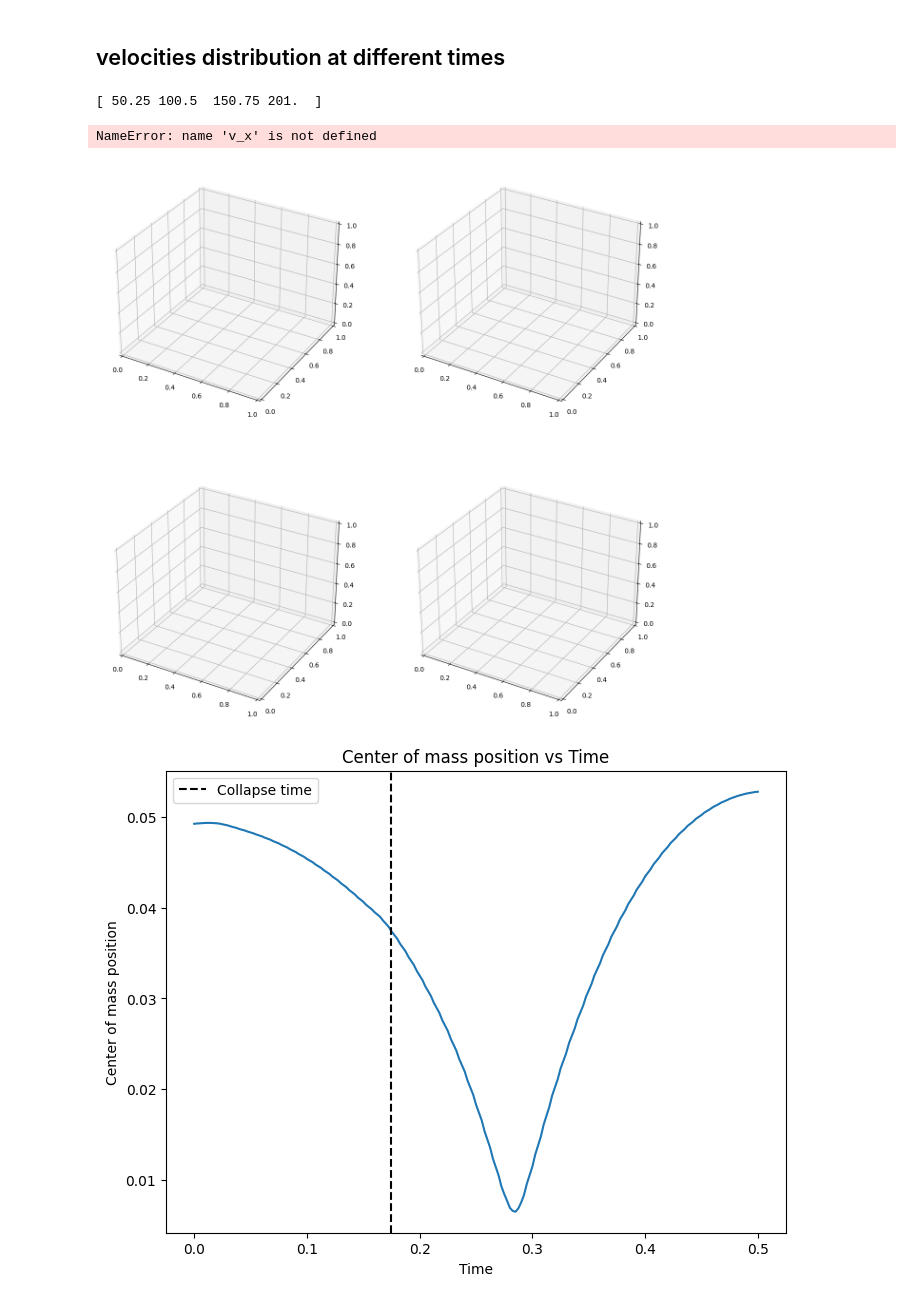
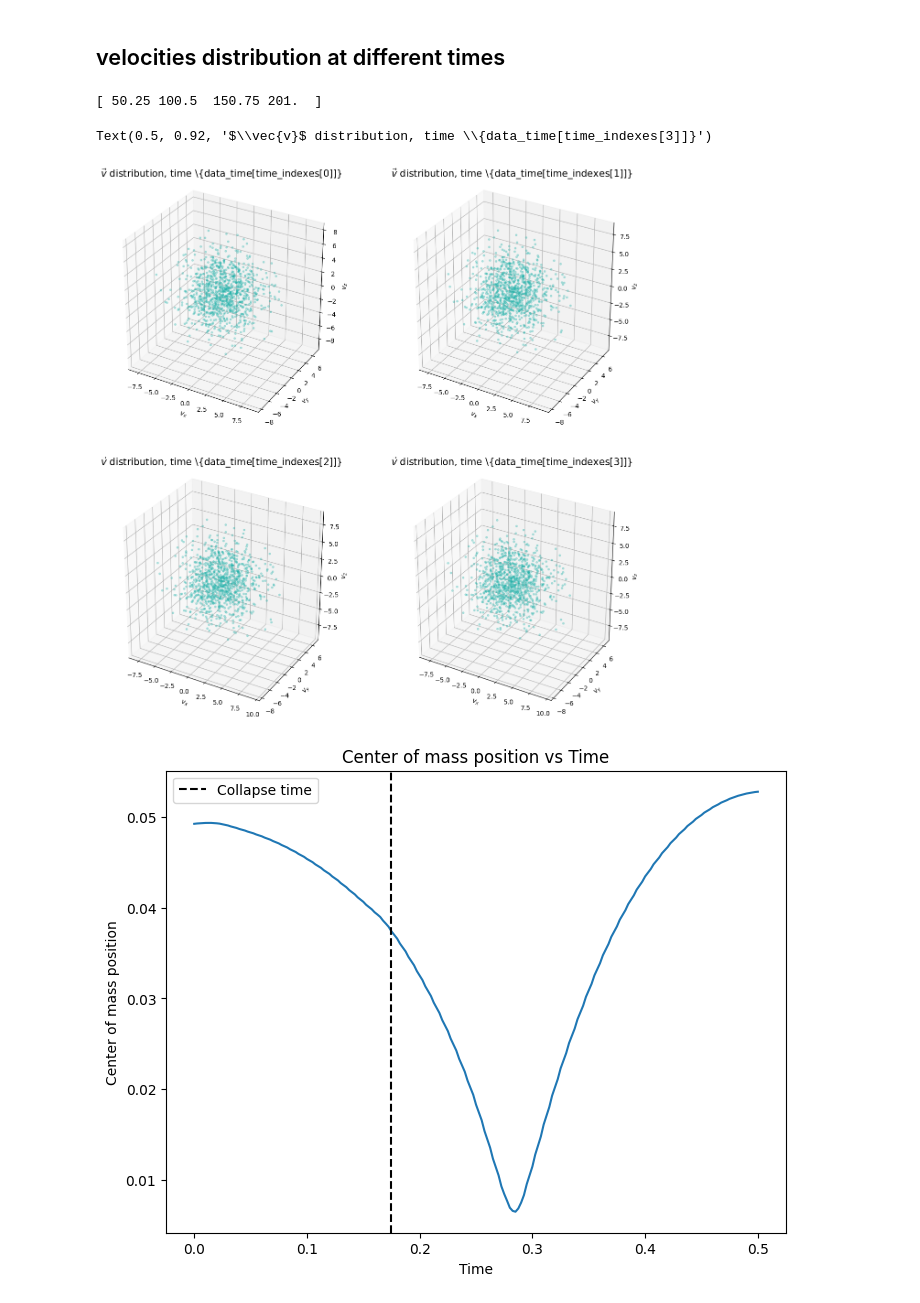
Before and after one commit to malvibellotti/Dynamics-experience-4, a Jupyter notebook: Treecode_plots_1000.ipynb, the cells around one changed output. Drawn from its saved outputs; the diff is of its cells as text; code cells hidden in the pictures.

Commit message:
velocity distr

```diff
--- a/Treecode_plots_1000.ipynb
+++ b/Treecode_plots_1000.ipynb
@@ -276,44 +276,44 @@ ax2 = fig.add_subplot(gs[1,0], projection = '3d')
 ax3 = fig.add_subplot(gs[1,1], projection = '3d')
 
 
-ax0.scatter(v_x[0:N], v_y[0:N], v_z[0:N], c = 'lightseagreen', s=7.5, alpha=0.3)
+ax0.scatter(vx[0:N], vy[0:N], vz[0:N], c = 'lightseagreen', s=7.5, alpha=0.3)
 ax0.set_aspect('equal')
 ax0.set_xlabel('$v_x$')
 ax0.set_ylabel('$v_y$')
 ax0.set_zlabel('$v_z$')
 ax0.set_title(r'$\vec{v}$ distribution, time \{data_time[time_indexes[0]]}', fontsize=15)
 
 
-ax1.scatter(v_x[N:2*N], v_y[N:2*N], v_z[N:2*N], c = 'lightseagreen', s=7.5, alpha=0.3)
+ax1.scatter(vx[N:2*N], vy[N:2*N], vz[N:2*N], c = 'lightseagreen', s=7.5, alpha=0.3)
 ax1.set_aspect('equal')
 ax1.set_xlabel('$v_x$')
 ax1.set_ylabel('$v_y$')
 ax1.set_zlabel('$v_z$')
 ax1.set_title(r'$\vec{v}$ distribution, time \{data_time[time_indexes[1]]}', fontsize=15)
 
 
-ax2.scatter(v_x[2*N:3*N], v_y[2*N:3*N], v_z[2*N:3*N], c = 'lightseagreen', s=7.5, alpha=0.3)
+ax2.scatter(vx[2*N:3*N], vy[2*N:3*N], vz[2*N:3*N], c = 'lightseagreen', s=7.5, alpha=0.3)
 ax2.set_aspect('equal')
 ax2.set_xlabel('$v_x$')
 ax2.set_ylabel('$v_y$')
 ax2.set_zlabel('$v_z$')
 ax2.set_title(r'$\vec{v}$ distribution, time \{data_time[time_indexes[2]]}', fontsize=15)
 
 
-ax2.scatter(v_x[3*N:4*N], v_y[3*N:4*N], v_z[3*N:4*N], c = 'lightseagreen', s=7.5, alpha=0.3)
-ax2.set_aspect('equal')
-ax2.set_xlabel('$v_x$')
-ax2.set_ylabel('$v_y$')
-ax2.set_zlabel('$v_z$')
-ax2.set_title(r'$\vec{v}$ distribution, time \{data_time[time_indexes[2]]}', fontsize=15)
+ax3.scatter(vx[3*N:4*N], vy[3*N:4*N], vz[3*N:4*N], c = 'lightseagreen', s=7.5, alpha=0.3)
+ax3.set_aspect('equal')
+ax3.set_xlabel('$v_x$')
+ax3.set_ylabel('$v_y$')
+ax3.set_zlabel('$v_z$')
+ax3.set_title(r'$\vec{v}$ distribution, time \{data_time[time_indexes[3]]}', fontsize=15)
 
 #ax.set_xlim(-13, 13)
 #ax.set_ylim(-13, 13)
 #ax.set_zlim(-13, 13)
 # %% [output]
 [ 50.25 100.5  150.75 201.  ]
-NameError: name 'v_x' is not defined
+Text(0.5, 0.92, '$\\vec{v}$ distribution, time \\{data_time[time_indexes[3]]}')
-[figure, old version]
+[figure, new version]
 # %%
 # Center of mass' motion
 m=1
```
